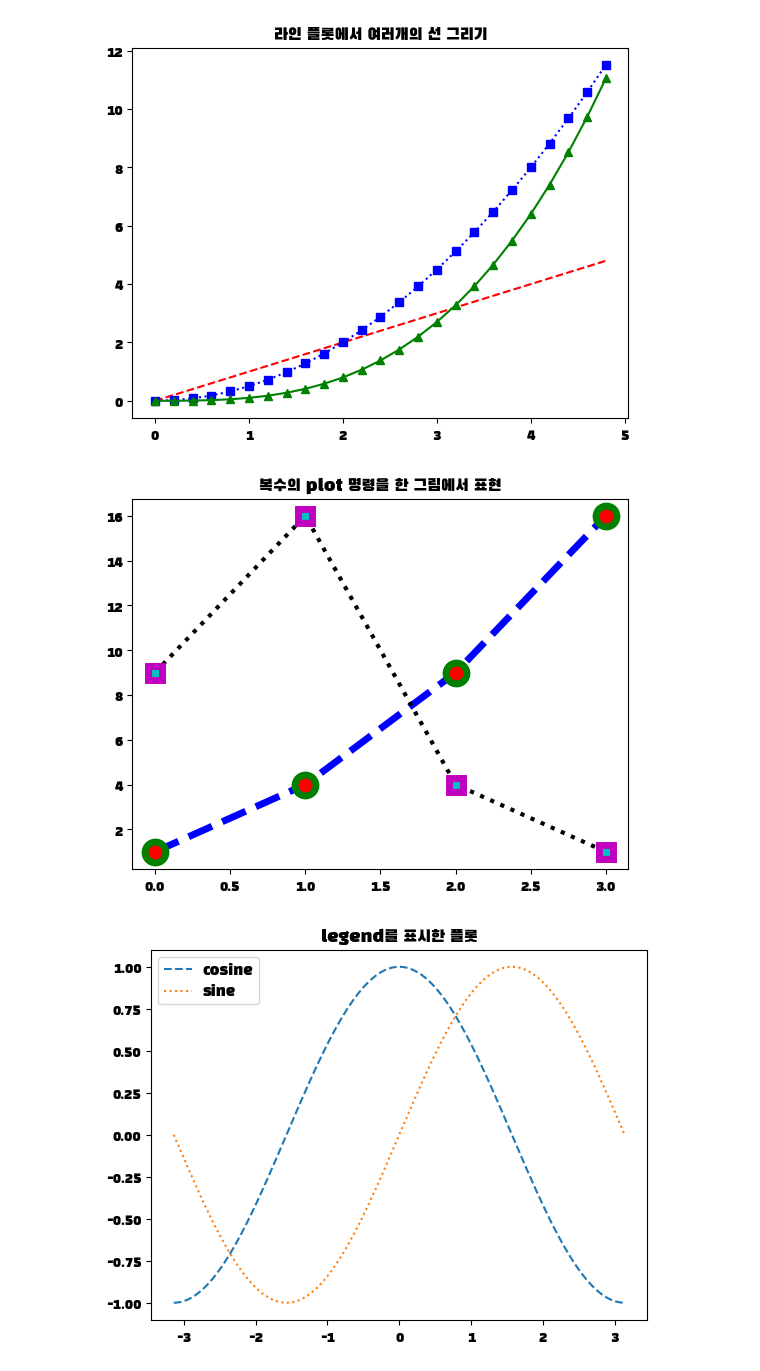
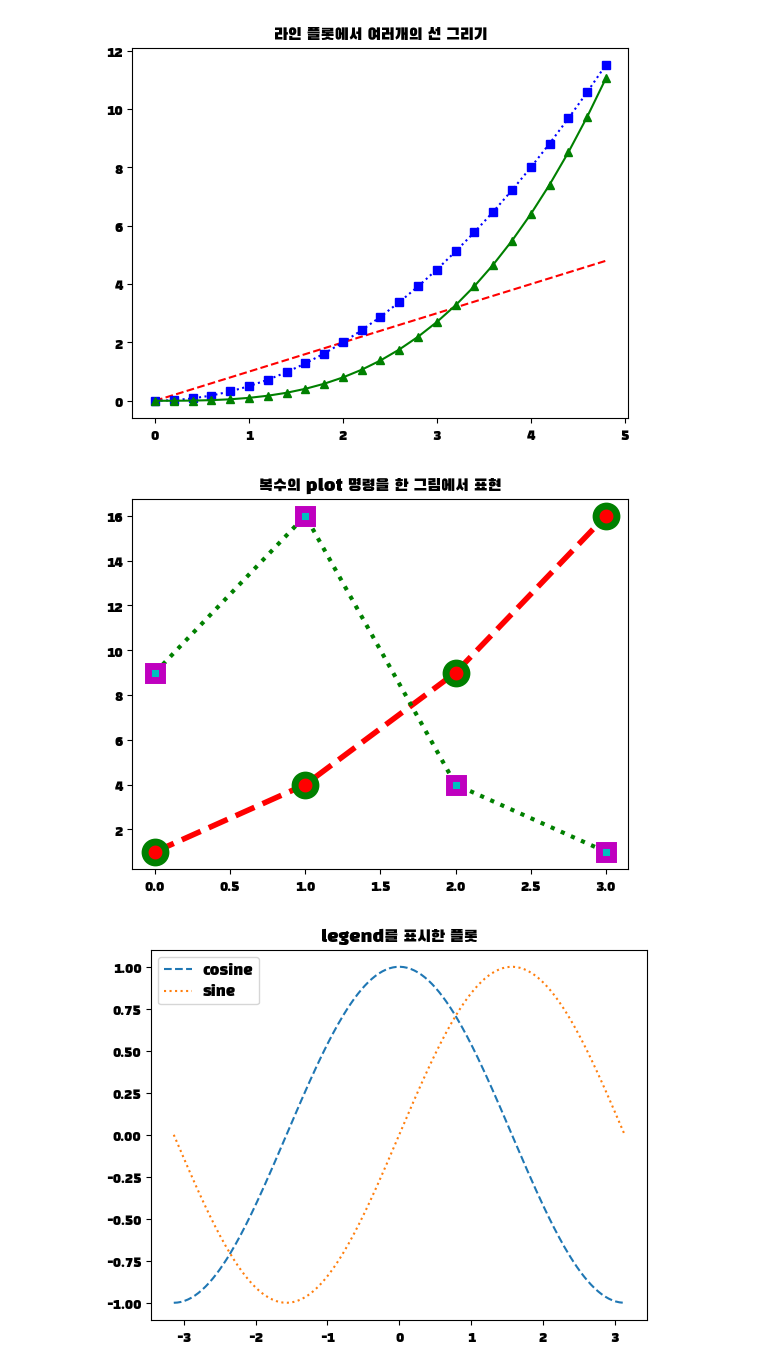
Before and after one commit to SaYee0/pythonbasic, a Jupyter notebook: Matplotlib1.ipynb, the cells around one changed output. Cells and saved outputs as stored; diff of their text form; code cells hidden in the pictures.

```diff
--- a/Matplotlib1.ipynb
+++ b/Matplotlib1.ipynb
@@ -152,14 +153,14 @@ plt.show()
 [figure]
 # %%
 plt.title("복수의 plot 명령을 한 그림에서 표현")
-style1 = {"c":"b","lw":5,"ls":"--","marker":"o","ms":15,"mec":"g","mew":5,"mfc":"r"}
-style2 = {"c":"k","lw":3,"ls":":","marker":"s","ms":10,"mec":"m","mew":5,"mfc":"c"}
+style1 = {"c":"r","lw":4,"ls":"--","marker":"o","ms":15,"mec":"g","mew":5,"mfc":"r"}
+style2 = {"c":"g","lw":3,"ls":":","marker":"s","ms":10,"mec":"m","mew":5,"mfc":"c"}
 
 plt.plot([1,4,9,16], **style1)
 plt.plot([9,16,4,1], **style2)
 plt.show()
 # %% [output]
-[figure, old version]
+[figure, new version]
 # %%
 x = np.linspace(-np.pi, np.pi, 256)
 c,s = np.cos(x), np.sin(x)
```
Also changed, not shown: parts of 4 cells of this notebook, 2 other files.
